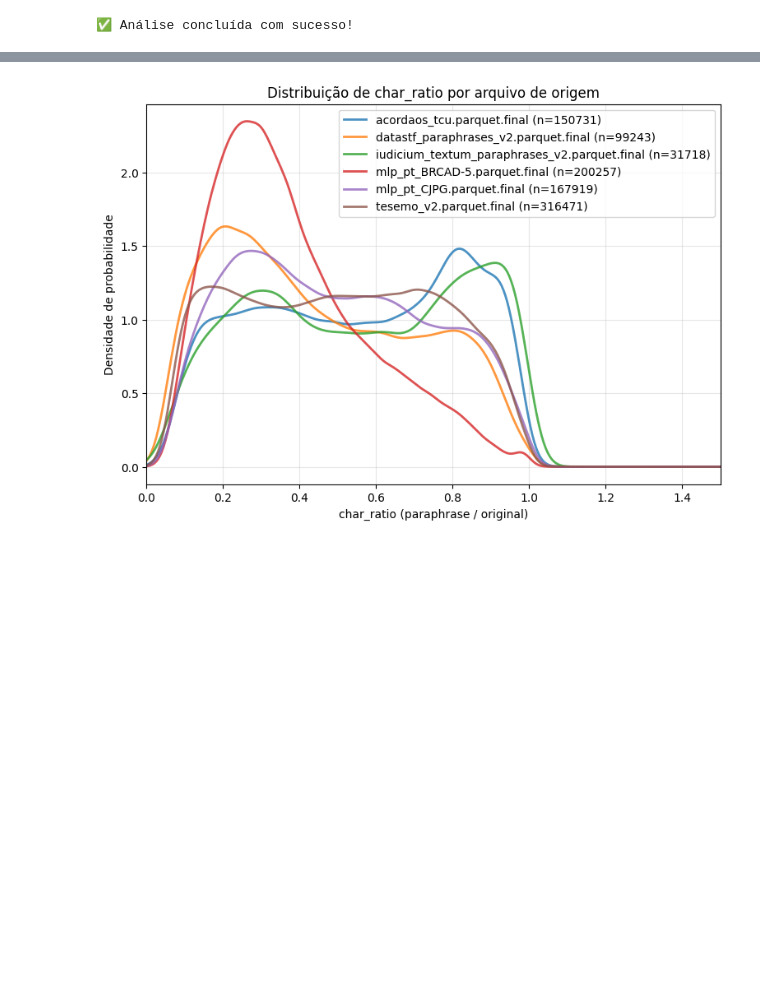
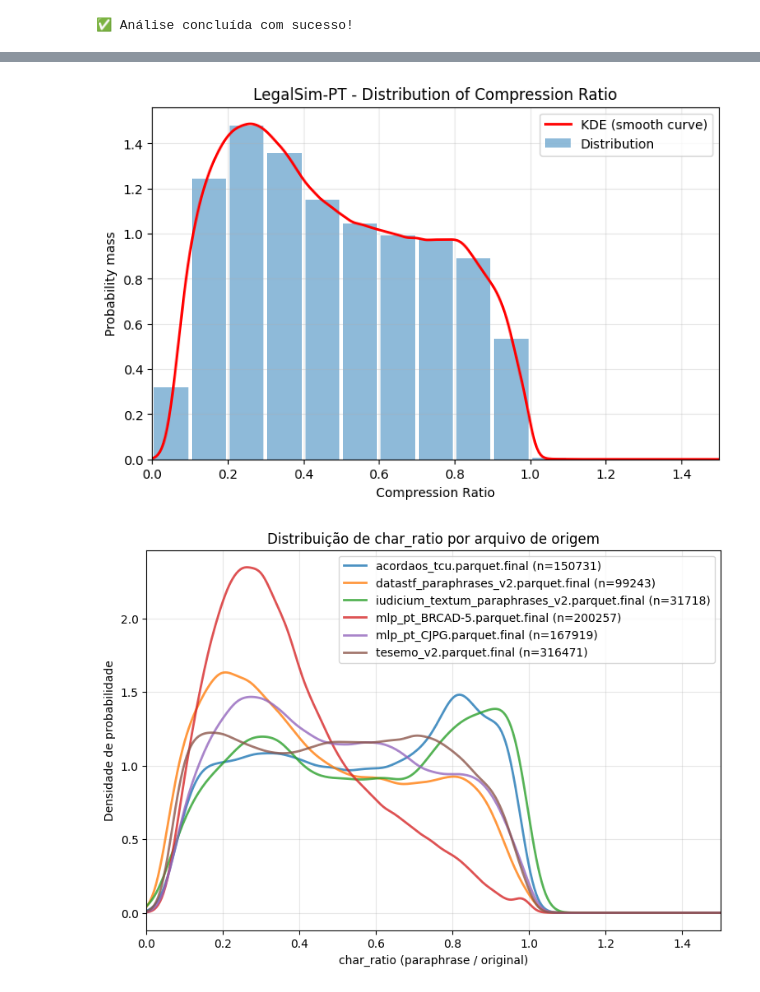
Before and after one commit to scalercio/legal-doc-simplification-data, a Jupyter notebook: src/statistics.ipynb, the cells around one changed output, grey strips where cells are left out. Cells and saved outputs as stored; diff of their text form; code cells hidden in the pictures; blank space fills up the shorter version.

Commit message:
final stats and inference

```diff
--- a/src/statistics.ipynb
+++ b/src/statistics.ipynb
@@ -165,3 +203,44 @@ plt.show()
+# %%
+import pandas as pd
+import matplotlib.pyplot as plt
+import numpy as np
+from scipy.stats import gaussian_kde
+
+# ======================================
+# 🔹 Plot da distribuição de char_ratio
+# ======================================
+
+# Remover possíveis NaN ou valores extremos
+df=pd.read_parquet('statistics.parquet')
+data = df["char_ratio"].dropna()
+data = data[(data >= 0) & (data <= 1.5)]
+
+# Criar bins de 0.1 em 0.1
+bins = np.arange(0, 1.6, 0.1)
+
+# Histograma normalizado (densidade)
+counts, edges = np.histogram(data, bins=bins, density=True)
+centers = 0.5 * (edges[1:] + edges[:-1])
+
+# KDE (curva suave)
+kde = gaussian_kde(data)
+x_kde = np.linspace(0, 1.5, 300)
+y_kde = kde(x_kde)
+
+# Plot
+plt.figure(figsize=(8, 5))
+plt.bar(centers, counts, width=0.09, alpha=0.5, label="Distribution")
+plt.plot(x_kde, y_kde, color="red", linewidth=2, label="KDE (smooth curve)")
+
+plt.title("LegalSim-PT - Distribution of Compression Ratio")
+plt.xlabel("Compression Ratio")
+plt.ylabel("Probability mass")
+plt.xlim(0, 1.5)
+plt.legend()
+plt.grid(alpha=0.3)
+plt.show()
+# %% [output]
+[figure, added]
 # %%
 import matplotlib.pyplot as plt
 import numpy as np
```
Also changed, not shown: parts of 9 cells of this notebook, 4 other files.
